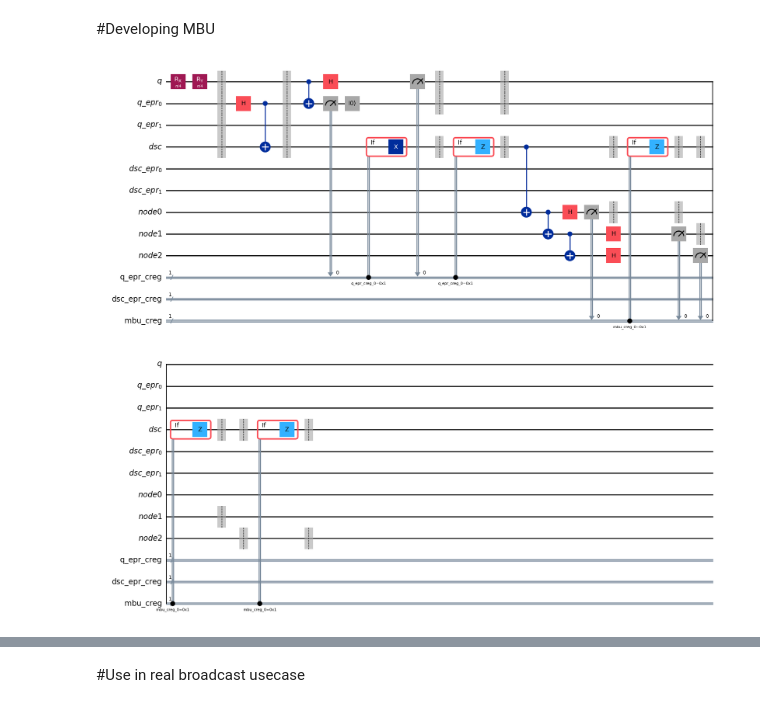
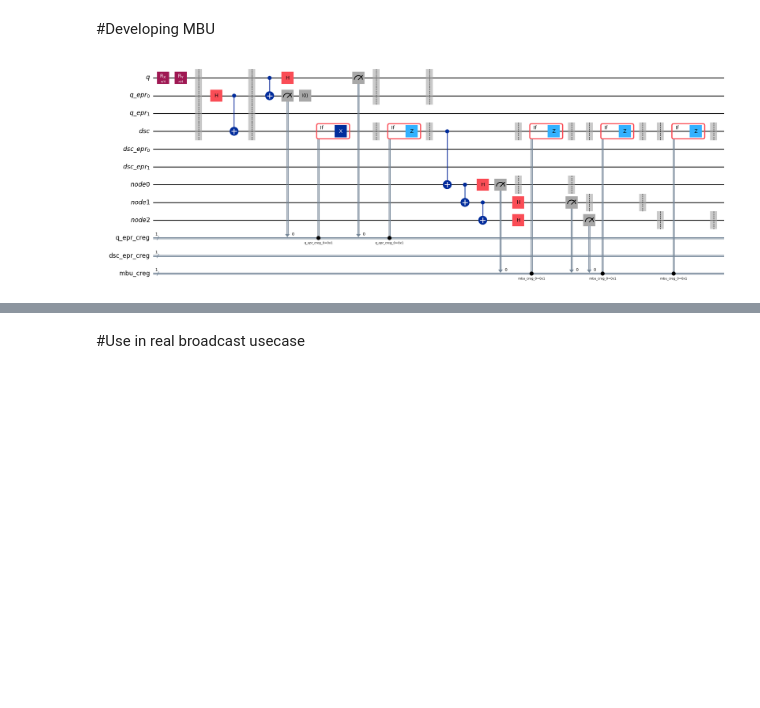
Before and after one commit to EayonTinthai/qmpi_cpe_kmutt, a Jupyter notebook: QMPI_Tinthai_Version/playground/advance_mpi.ipynb, the cells around one changed output, grey strips where cells are left out. Cells and saved outputs as stored; diff of their text form; code cells hidden in the pictures; blank space fills up the shorter version.

```diff
--- a/QMPI_Tinthai_Version/playground/advance_mpi.ipynb
+++ b/QMPI_Tinthai_Version/playground/advance_mpi.ipynb
@@ -427,9 +455,9 @@ circuit = mbu(circuit, qreg_q[2][0], node_q[0][0], mbu_creg[0])
 circuit = mbu(circuit, qreg_q[2][0], node_q[1][0], mbu_creg[0])
 circuit = mbu(circuit, qreg_q[2][0], node_q[2][0], mbu_creg[0])
 # %%
-circuit.q.draw("mpl")
+circuit.q.draw("mpl", fold=-1)
 # %% [output]
-[figure, old version]
+[figure, new version]
 # %%
 from qiskit_aer import AerSimulator
 from qiskit import transpile
```
Also changed, not shown: parts of 17 cells of this notebook, 10 other files.
